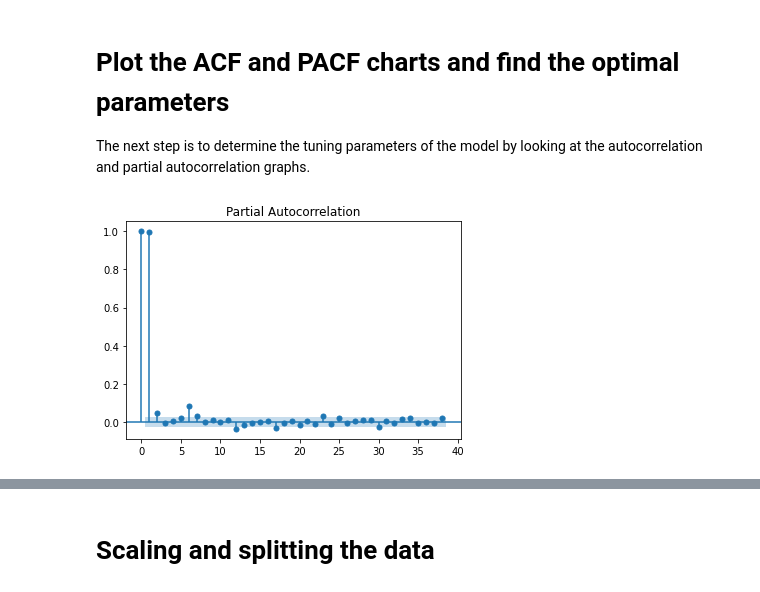
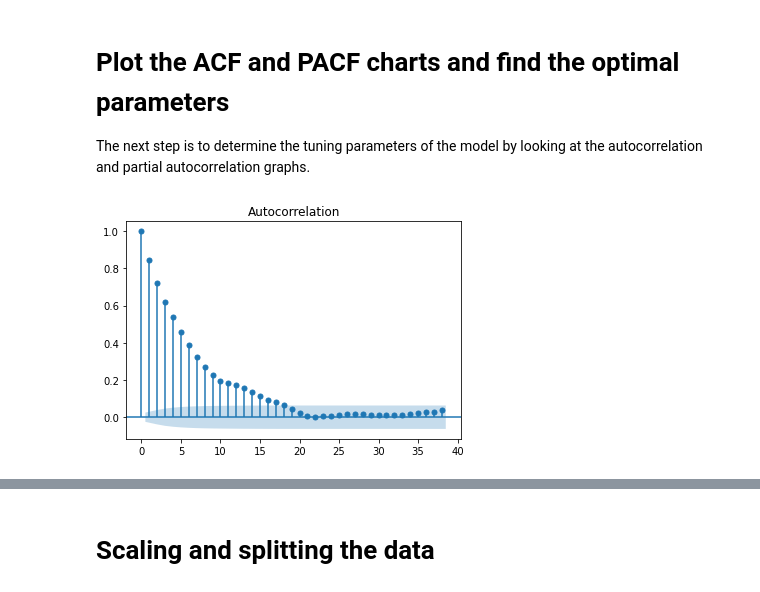
Before and after one commit to ElonaZharri/Stock-Forecasting, a Jupyter notebook: Capstone_Two - Pre-Processing & Training Data Development.ipynb, the cells around one changed output, grey strips where cells are left out. Drawn from its saved outputs; the diff is of its cells as text; code cells hidden in the pictures.

```diff
--- a/Capstone_Two - Pre-Processing & Training Data Development.ipynb
+++ b/Capstone_Two - Pre-Processing & Training Data Development.ipynb
@@ -229,2 +184,0 @@ plt.show()
-# %%
-apple.fillna(method='ffill', inplace=True)
@@ -263,0 +196,4 @@ ValueError: cannot reshape array of size 92820 into shape (6188,1)
+# %%
+apple_log = np.log(apple['Close'])
+plt.plot(apple_log)
+plt.show()
@@ -263,0 +255,5 @@ ValueError: cannot reshape array of size 92820 into shape (6188,1)
+# %%
+expwighted_avg = apple_log.ewm(span = 12).mean()
+plt.plot(apple_log)
+plt.plot(expwighted_avg, color='red')
+plt.show()
@@ -263,0 +262,3 @@ ValueError: cannot reshape array of size 92820 into shape (6188,1)
+# %%
+apple_log_ewma_diff = apple_log - expwighted_avg
+test_stationarity(apple_log_ewma_diff)
@@ -464,7 +544,7 @@ apple.dropna()
 The next step is to determine the tuning parameters of the model by looking at the autocorrelation and partial autocorrelation graphs.
 # %%
 # PACF Plot
-from statsmodels.graphics.tsaplots import plot_pacf
-pacf = plot_pacf(apple['Close'].dropna())
+from statsmodels.tsa.stattools import acf, pacf
+acf=plot_acf(apple_log_ewma_diff)
 # %% [output]
-[figure, old version]
+[figure, new version]
```
Also changed, not shown: parts of 75 cells of this notebook.
